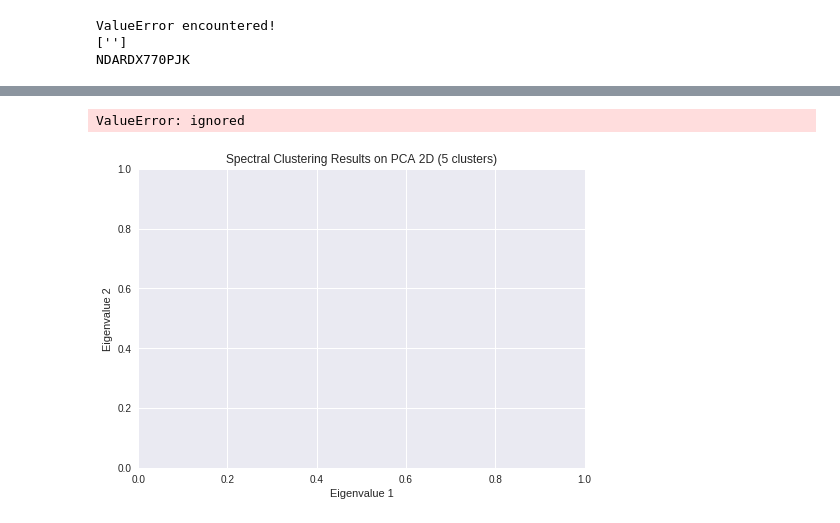
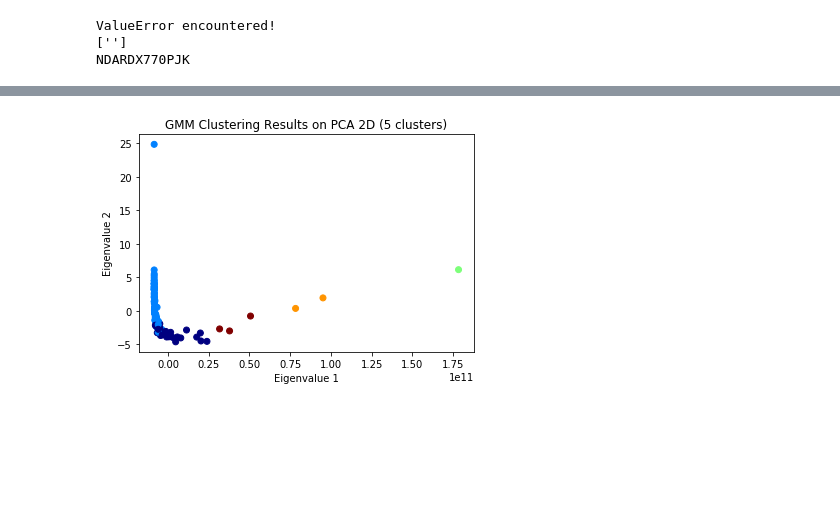
Before and after one commit to GaneshArvapalli/AggClustDemo, a Jupyter notebook: derivatives_graphs_data_request.ipynb, the cells around one changed output, grey strips where cells are left out. Cells and saved outputs as stored; diff of their text form; code cells hidden in the pictures; blank space fills up the shorter version.

```diff
--- a/derivatives_graphs_data_request.ipynb
+++ b/derivatives_graphs_data_request.ipynb
@@ -559,18 +556,19 @@ plt.show()
 # %%
-from sklearn.cluster import SpectralClustering
+from sklearn.mixture import GaussianMixture
 
 best_ss = []
 plt.figure()
-plt.title('Num Clusters vs. Silhouette Score (Spectral), w/ N components')
+plt.title('Num Clusters vs. Silhouette Score (Gaussian), w/ N components')
 for i in range(2,6):
   x = range(2,15)
   y = []
   for j in x:
     pca = PCA(n_components=i, svd_solver='full')
     X = pca.fit_transform(data_matrix)
-    clustering = SpectralClustering(n_clusters=j, assign_labels="discretize").fit(X)
+    gmm = GaussianMixture(n_components=i)
+    gmm.fit_predict(X)
     # print(clustering.labels_)
-    y.append(silhouette_score(X, clustering.labels_, metric='sqeuclidean'))
+    y.append(silhouette_score(X, gmm.predict(X), metric='sqeuclidean'))
 
 
 
@@ -596,17 +594,17 @@ plt.show()
 # %%
 # Best case scenario
 pca = PCA(n_components=4, svd_solver='full')
 # X = pca.fit_transform(nx.adjacency_matrix(g))
-specclust = SpectralClustering(n_clusters=5, assign_labels="discretize").fit(nx.adjacency_matrix(g))
+gmm = GaussianMixture(n_components=5)
+labels = gmm.fit_predict(X)
 # print(clustering.labels_)
 # print(silhouette_score(X, specclust.labels_, metric='sqeuclidean'))
 
 plt.figure()
-plt.title("Spectral Clustering Results on PCA 2D (5 clusters)")
+plt.title("GMM Clustering Results on PCA 2D (5 clusters)")
 plt.xlabel("Eigenvalue 1")
 plt.ylabel("Eigenvalue 2")
-plt.scatter(X[:, 0], X[:, 1], c=specclust.labels_,cmap=plt.cm.jet)
+plt.scatter(X[:, 0], X[:, 1], c=labels,cmap=plt.cm.jet)
 plt.show()
 # %% [output]
-ValueError: ignored
-[figure, old version]
+[figure, new version]
```
Also changed, not shown: parts of 12 cells of this notebook, 2 other files.
